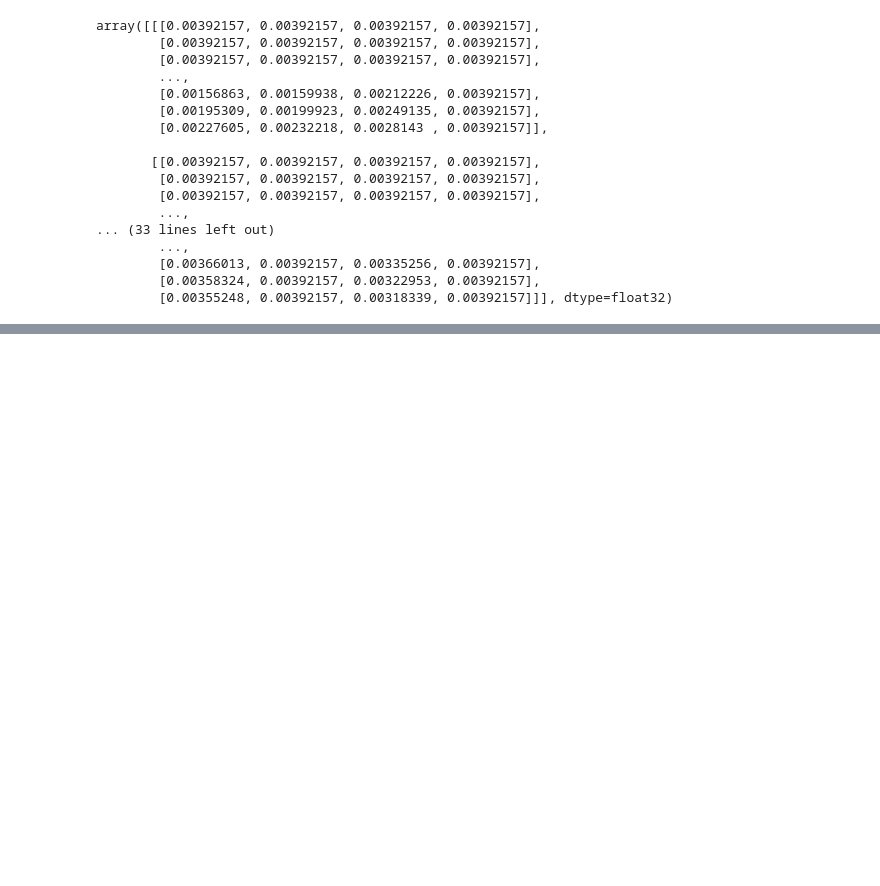
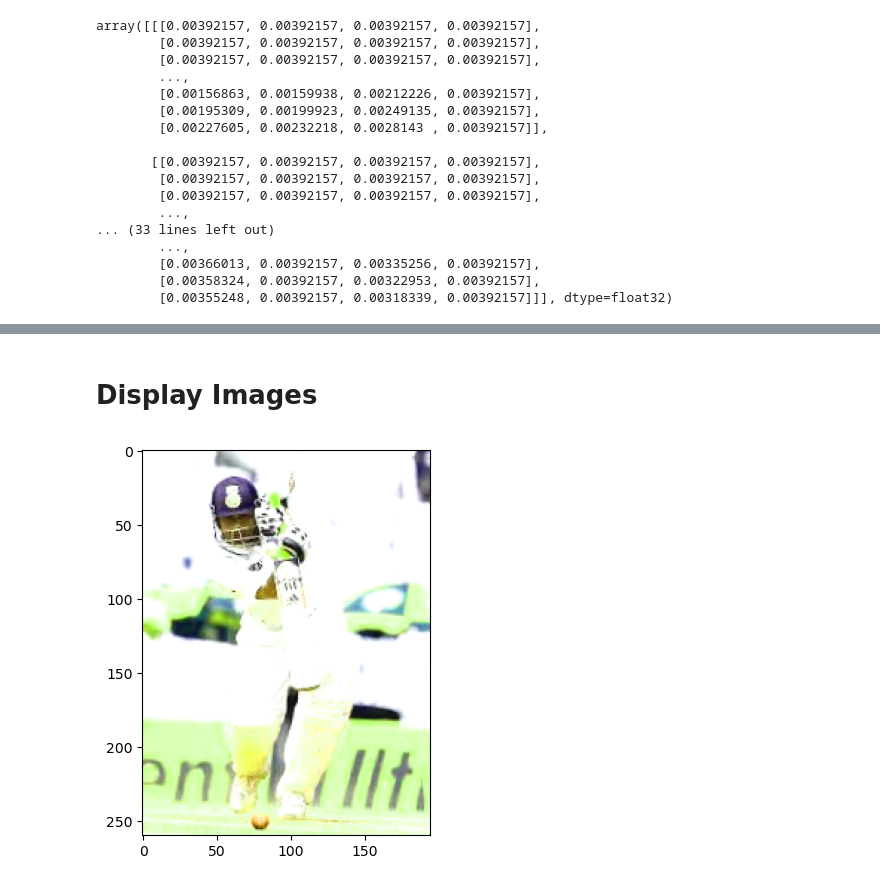
Before and after one commit to Michila0/pose-detection, a Jupyter notebook: ImageProcessing-checkpoint.ipynb, the cells around one changed output, grey strips where cells are left out. Drawn from its saved outputs; the diff is of its cells as text; code cells hidden in the pictures; blank space fills up the shorter version.

Commit message:
chore: display the images

```diff
--- a/ImageProcessing-checkpoint.ipynb
+++ b/ImageProcessing-checkpoint.ipynb
@@ -81 +81,9 @@ pd.Series(img_mpl.flatten()).plot(kind='hist', bins=50, title='Distribution of P
 [figure]
+# %% [markdown]
+# Display Images
+# %%
+fig, ax = plt.subplots(figsize=(5, 5))
+ax.imshow(img_mpl)
+plt.show()
+# %% [output]
+[figure, added]
```
Also changed, not shown: parts of 1 cell of this notebook.
